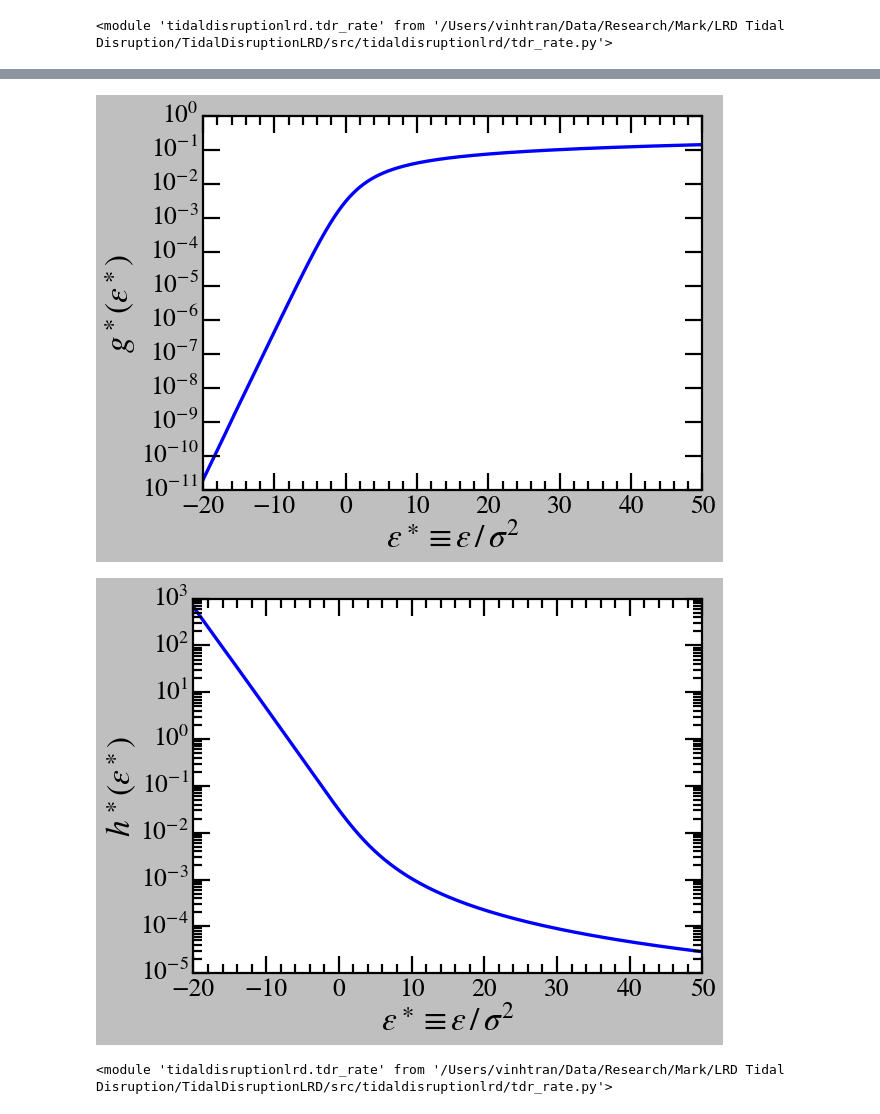
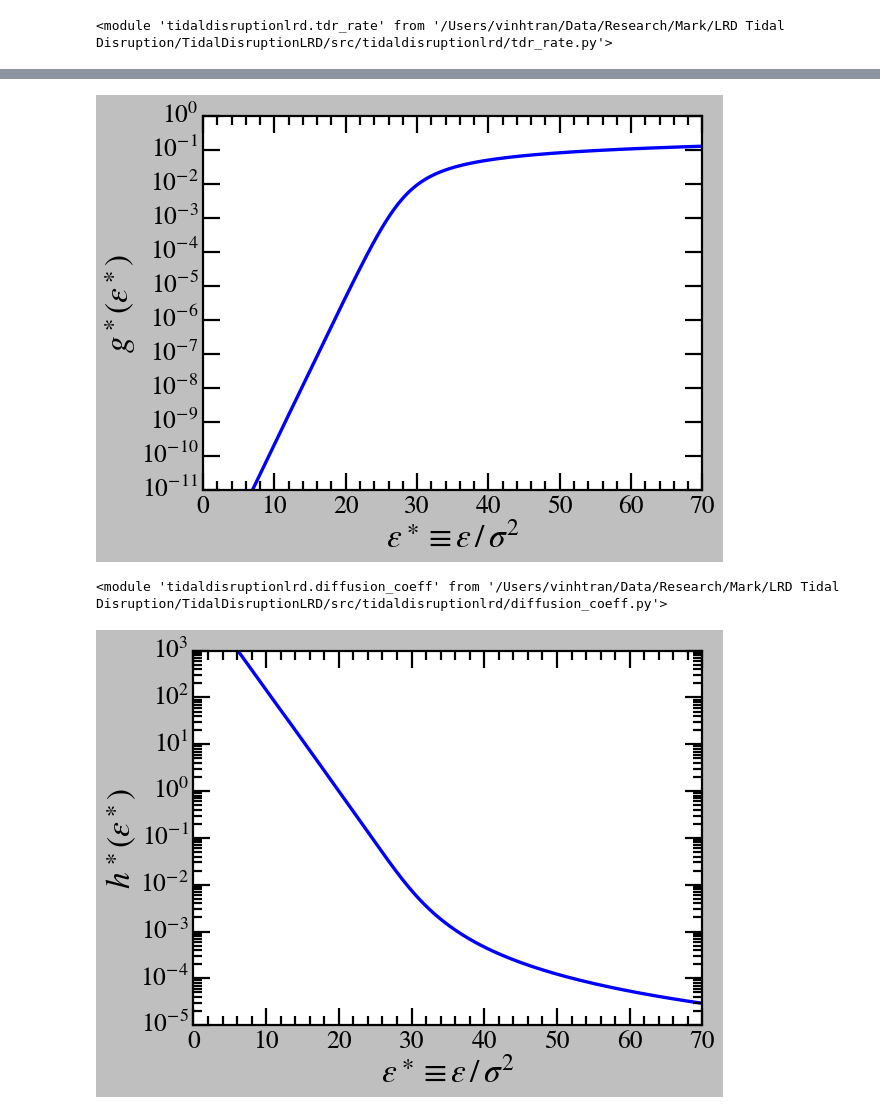
Before and after one commit to vinh-qtran/TidalDisruptionLRD, a Jupyter notebook: nbs/test.ipynb, the cells around one changed output, grey strips where cells are left out. Drawn from its saved outputs; the diff is of its cells as text; code cells hidden in the pictures.

Commit message:
Begin refactoring stellar distribution

```diff
--- a/nbs/test.ipynb
+++ b/nbs/test.ipynb
@@ -32,13 +38,14 @@ importlib.reload(tdr_rate)
 # %%
-class IsothermalSphereProfile(eddington_inversion.BaseProfile):
+class IsothermalSphereProfile(stellar_distribution.BaseProfile):
     def __init__(
         self,
         M_bh=1,
         sigma=1,
-        r_bin_min_scaler=1e-5,
-        r_bin_max_scaler=1e5,
+        r_bin_min_scaler=1e-4,
+        r_bin_max_scaler=1e6,
         N_bins=10000,
     ):
+        self.M_bh = M_bh
         self.sigma = sigma or self._get_sigma(M_bh)
         _dimensionless = M_bh == 1 and sigma == 1
         self.r_h = 1 if _dimensionless else G * M_bh / self.sigma**2
@@ -46,9 +53,9 @@ class IsothermalSphereProfile(eddington_inversion.BaseProfile):
             r_bin_min=r_bin_min_scaler * self.r_h,
             r_bin_max=r_bin_max_scaler * self.r_h,
             N_bins=N_bins,
-            M_bh=M_bh,
-            G=1 if _dimensionless else G,
-            r_zero_phi=self.r_h,
+            # M_bh=M_bh,
+            # G=1 if _dimensionless else G,
+            # r_zero_phi=None,#self.r_h,
         )
 
     def _get_sigma(self, M_bh):
@@ -82,7 +93,7 @@ plt.plot(
 # plt.xscale("log")
 plt.yscale("log")
 
-plt.xlim(-20, 50)
+plt.xlim(0, 70)
 plt.ylim(1e-11, 1e0)
 
 plt.xlabel(r"$\epsilon^\ast \equiv \epsilon \, / \, \sigma^2$")
@@ -91,12 +102,15 @@ plt.ylabel(r"$g^\ast (\epsilon^\ast)$")
 plt.tight_layout()
 plt.show()
 # %% [output]
-[figure, old version]
+[figure, new version]
+# %%
+importlib.reload(diffusion_coeff)
+# %% [output]
+<module 'tidaldisruptionlrd.diffusion_coeff' from '/Users/vinhtran/Data/Research/Mark/LRD Tidal Disruption/TidalDisruptionLRD/src/tidaldisruptionlrd/diffusion_coeff.py'>
 # %%
 isothermal_diffusion_coeff = diffusion_coeff.DiffusionCoefficient(
     r_bins=isothermal_sphere.r_bins,
-    stellar_mass_bins=isothermal_sphere.stellar_mass_bins,
-    M_bh=isothermal_sphere.M_bh,
+    mass_bins=isothermal_sphere.stellar_mass_bins + isothermal_sphere.M_bh,
     phi_bins=isothermal_sphere.phi_bins,
     eta_bins=isothermal_sphere.eta_bins,
     f_eta_bins=isothermal_sphere.f_eta_bins,
@@ -106,27 +120,23 @@ isothermal_diffusion_coeff = diffusion_coeff.DiffusionCoefficient(
 # %%
 plt.plot(
     isothermal_diffusion_coeff.eta_bins,
-    isothermal_diffusion_coeff.scaled_diff_coeff_bins
-    * isothermal_diffusion_coeff.Jc_sqr_bins,
+    isothermal_diffusion_coeff.scaled_diff_coeff_bins,
+    # * isothermal_diffusion_coeff.Jc_sqr_bins,
 )
 
 # plt.xscale("log")
 plt.yscale("log")
 
-plt.xlim(-20, 50)
+plt.xlim(0, 70)
 plt.ylim(1e-5, 1e3)
 
 plt.xlabel(r"$\epsilon^\ast \equiv \epsilon \, / \, \sigma^2$")
 plt.ylabel(r"$h^\ast (\epsilon^\ast)$")
 
 plt.tight_layout()
 plt.show()
 # %% [output]
-[figure, old version]
+[figure, new version]
-# %%
-importlib.reload(tdr_rate)
-# %% [output]
-<module 'tidaldisruptionlrd.tdr_rate' from '/Users/vinhtran/Data/Research/Mark/LRD Tidal Disruption/TidalDisruptionLRD/src/tidaldisruptionlrd/tdr_rate.py'>
 # %%
 tdr = tdr_rate.TDRRate(
     eta_ast_bins=isothermal_diffusion_coeff.eta_bins,
```
Also changed, not shown: parts of 4 cells of this notebook, 2 other files.
